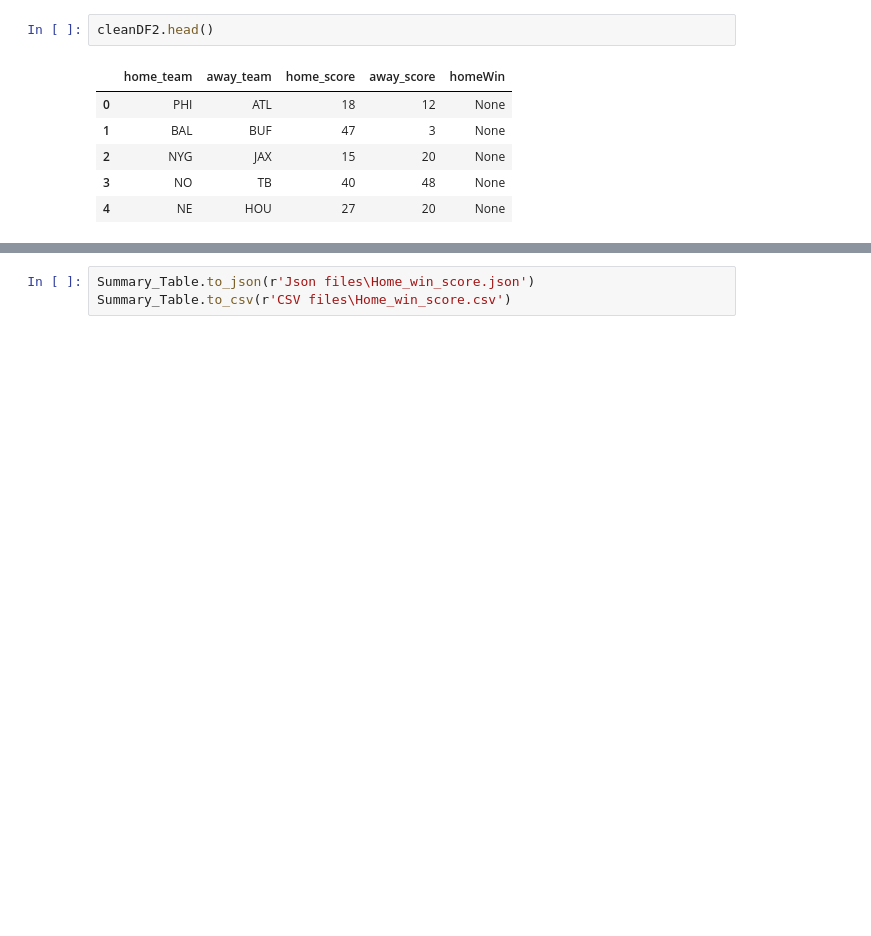
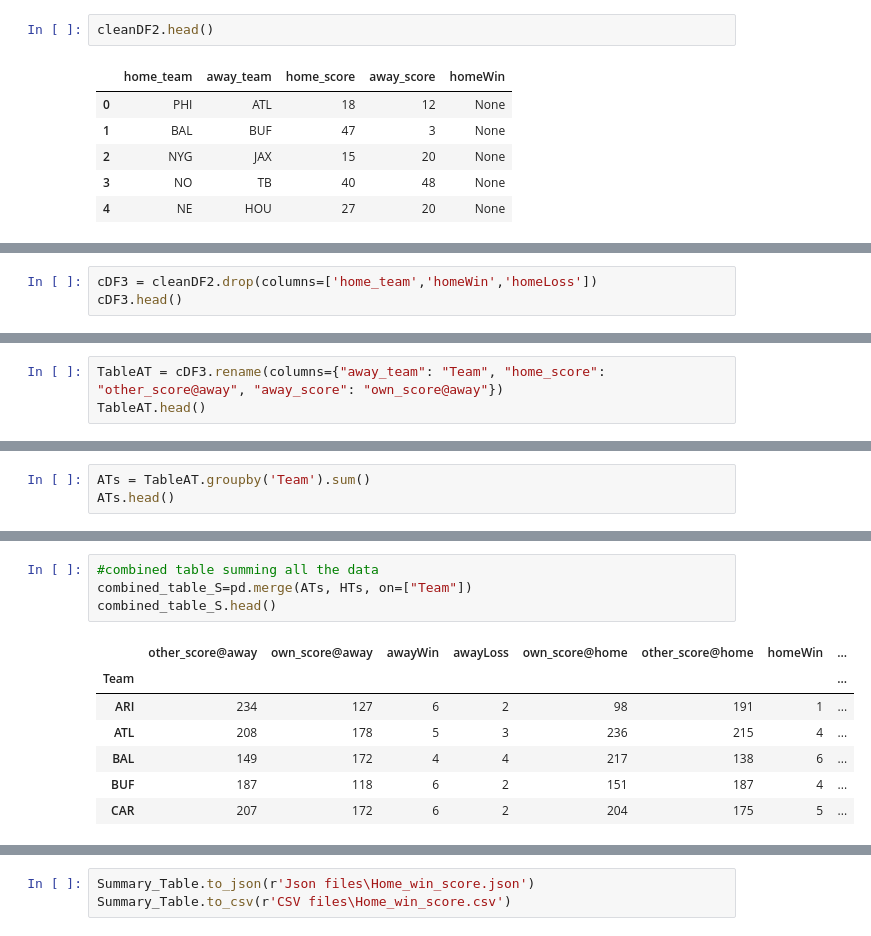
Before and after one commit to Mattyapolis/NFL-Home-Away-Analysis-, a Jupyter notebook: Home Score.ipynb, the cells around one changed output, grey strips where cells are left out. Saved outputs shown, nothing was run; the diff lists cells and outputs as text; blank space fills up the shorter version.

```diff
--- a/Home Score.ipynb
+++ b/Home Score.ipynb
@@ -60,0 +120,3 @@ Summary_Table.head()
+# %%
+cDF3 = cleanDF2.drop(columns=['home_team','homeWin','homeLoss'])
+cDF3.head()
@@ -60,0 +130,3 @@ Summary_Table.head()
+# %%
+TableAT = cDF3.rename(columns={"away_team": "Team", "home_score": "other_score@away", "away_score": "own_score@away"})
+TableAT.head()
@@ -60,0 +140,3 @@ Summary_Table.head()
+# %%
+ATs = TableAT.groupby('Team').sum()
+ATs.head()
@@ -60,0 +162,12 @@ Summary_Table.head()
+# %%
+#combined table summing all the data
+combined_table_S=pd.merge(ATs, HTs, on=["Team"])
+combined_table_S.head()
+# %% [output]
+|  | other_score@away | own_score@away | awayWin | awayLoss | own_score@home | other_score@home | homeWin | ... |
+| Team |  |  |  |  |  |  |  | ... |
+| ARI | 234 | 127 | 6 | 2 | 98 | 191 | 1 | ... |
+| ATL | 208 | 178 | 5 | 3 | 236 | 215 | 4 | ... |
+| BAL | 149 | 172 | 4 | 4 | 217 | 138 | 6 | ... |
+| BUF | 187 | 118 | 6 | 2 | 151 | 187 | 4 | ... |
+| CAR | 207 | 172 | 6 | 2 | 204 | 175 | 5 | ... |
```
Also changed, not shown: parts of 17 cells of this notebook, 2 other files.
